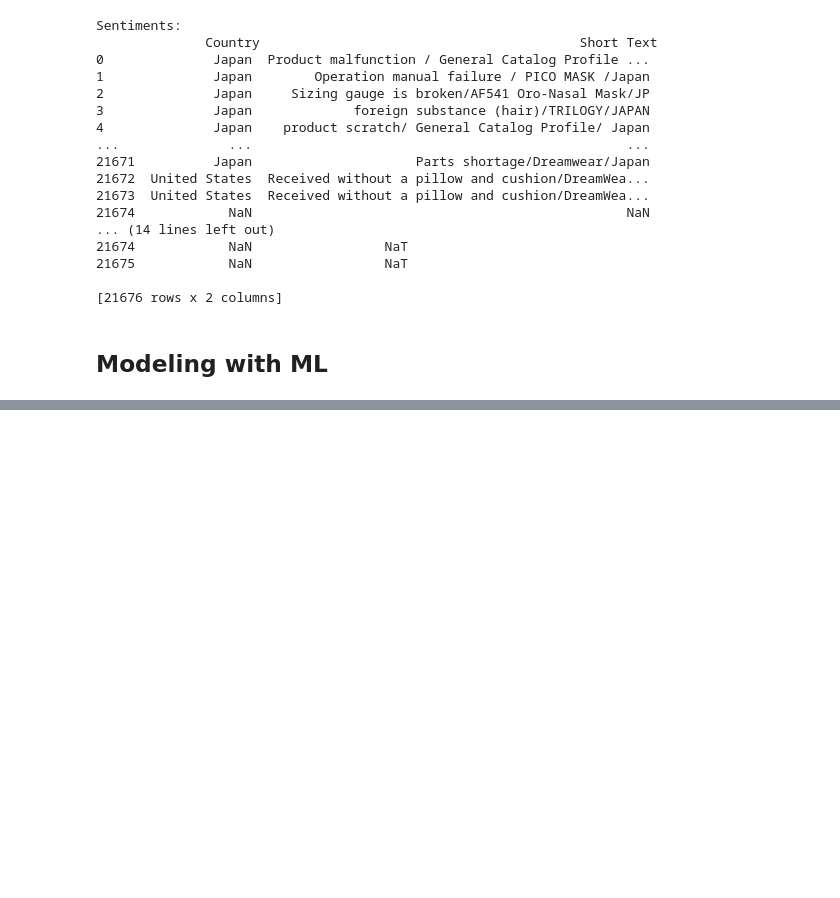
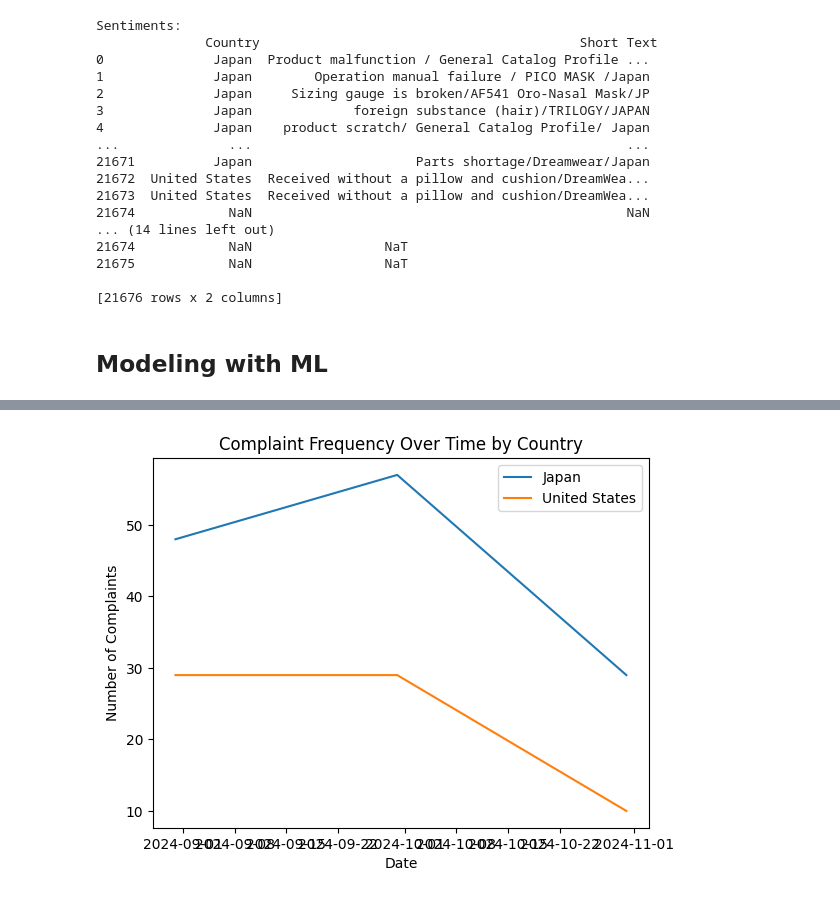
Before and after one commit to michellechang02/philips-complaints, a Jupyter notebook: complaints.ipynb, the cells around one changed output, grey strips where cells are left out. Saved outputs shown, nothing was run; the diff lists cells and outputs as text; code cells hidden in the pictures; blank space fills up the shorter version.

Commit message:
notifications

```diff
--- a/complaints.ipynb
+++ b/complaints.ipynb
@@ -166,0 +138,19 @@ X_train, X_test, y_train, y_test = train_test_split(features, target, test_size=
+# %%
+
+notifications_df_cleaned = notifications_df.dropna(subset=['Country', 'Notification Date'])
+notifications_df_cleaned.set_index('Notification Date', inplace=True)
+complaints_by_country = notifications_df_cleaned.groupby('Country').resample('M').size().reset_index(name='Complaint Count')
+# %%
+import matplotlib.pyplot as plt
+
+for country in ['Japan', 'United States']:
+    country_data = complaints_by_country[complaints_by_country['Country'] == country]
+    plt.plot(country_data['Notification Date'], country_data['Complaint Count'], label=country)
+
+plt.xlabel('Date')
+plt.ylabel('Number of Complaints')
+plt.title('Complaint Frequency Over Time by Country')
+plt.legend()
+plt.show()
+# %% [output]
+[figure, added]
```
Also changed, not shown: parts of 10 cells of this notebook.
